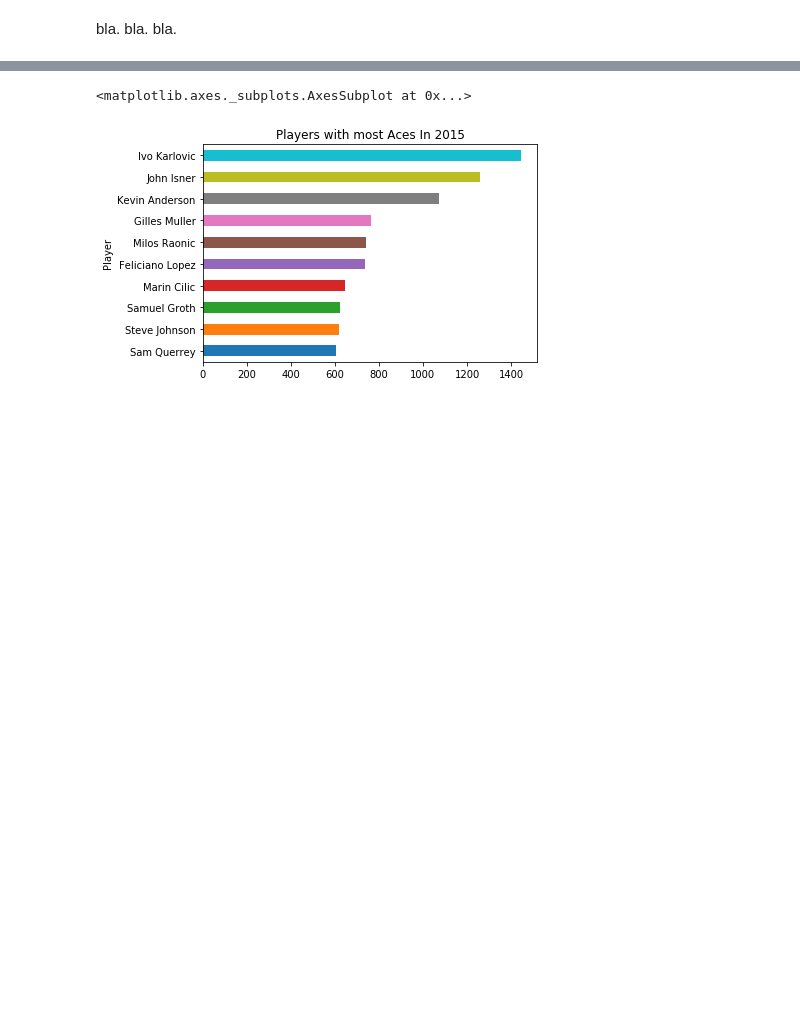
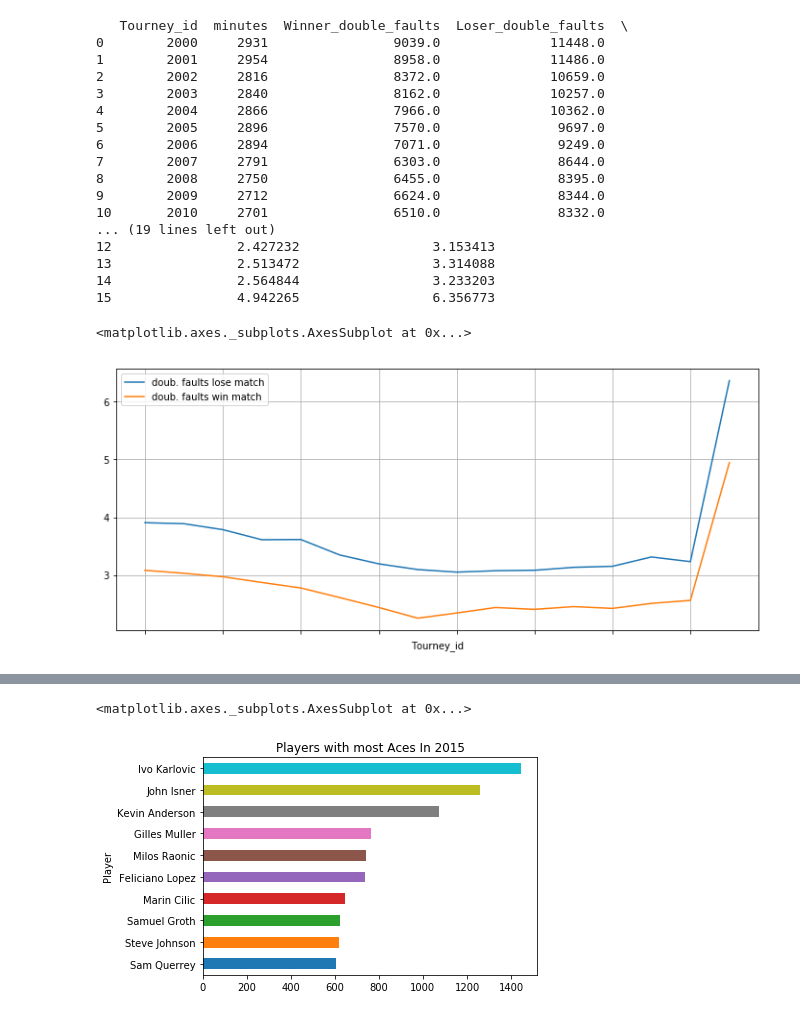
Before and after one commit to NumEconCopenhagen/projects-2019-ccl, a Jupyter notebook: dataproject/dataProject.ipynb, the cells around one changed output, grey strips where cells are left out. Drawn from its saved outputs; the diff is of its cells as text; code cells hidden in the pictures; blank space fills up the shorter version.

```diff
--- a/dataproject/dataProject.ipynb
+++ b/dataproject/dataProject.ipynb
@@ -124,3 +105,33 @@ We are know going to see which player in the ATP tour who are dominating. We are
+# %%
+Historic_faults = Tennis_subset.loc[:,["Tourney_id", "Winner_double_faults", "Loser_double_faults", "minutes"]]
+Historic_faults = Historic_faults.groupby(Tennis_subset['Tourney_id'].str[:4]).agg({"minutes":"count", "Winner_double_faults":'sum', "Loser_double_faults":'sum'}).fillna(0).sort_values(["Tourney_id"], ascending=True).reset_index()
+
+Historic_faults['doub. faults win match'] = Historic_faults['Winner_double_faults'] / Historic_faults['minutes']
+Historic_faults['doub. faults lose match'] = Historic_faults['Loser_double_faults'] / Historic_faults['minutes']
+
+print(Historic_faults)
+
+Historic_faults.plot(x='Tourney_id', y=['doub. faults lose match', 'doub. faults win match'], figsize=(12,5), grid=True)
+# %% [output]
+   Tourney_id  minutes  Winner_double_faults  Loser_double_faults  \
+0        2000     2931                9039.0              11448.0
+1        2001     2954                8958.0              11486.0
+2        2002     2816                8372.0              10659.0
+3        2003     2840                8162.0              10257.0
+4        2004     2866                7966.0              10362.0
+5        2005     2896                7570.0               9697.0
+6        2006     2894                7071.0               9249.0
+7        2007     2791                6303.0               8644.0
+8        2008     2750                6455.0               8395.0
+9        2009     2712                6624.0               8344.0
+10       2010     2701                6510.0               8332.0
+... (19 lines left out)
+12                2.427232                 3.153413
+13                2.513472                 3.314088
+14                2.564844                 3.233203
+15                4.942265                 6.356773
+<matplotlib.axes._subplots.AxesSubplot at 0x...>
+[figure, added]
 # %%
 
 Tennis_subset['Date'] = Tennis_subset.Tourney_id.astype(str).str[:4]
@@ -130,5 +141,3 @@ Tennis_age_15 = Tennis_subset.loc[Tennis_subset['Date'] == '2015', :]
 Tennis_age_15.Winner_age = Tennis_age_15.Winner_age.round()
 
 Tennis_year = Tennis_age_15.groupby(['Winner_age']).agg({'Winner_id':'count'}).fillna(0).sort_values(['Winner_id'], ascending=False).reset_index()
-# %% [markdown]
-bla. bla. bla.
```
Also changed, not shown: parts of 25 cells of this notebook, 1 other file.
